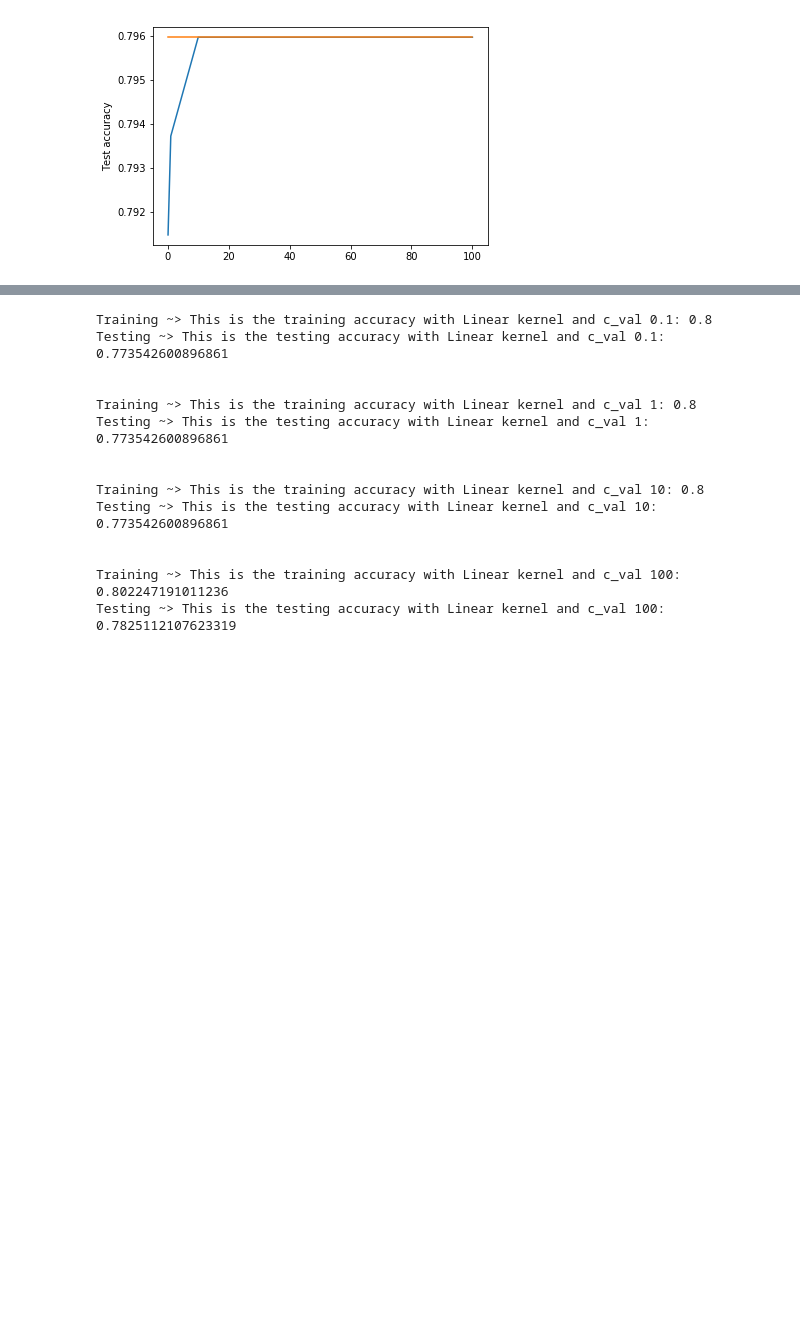
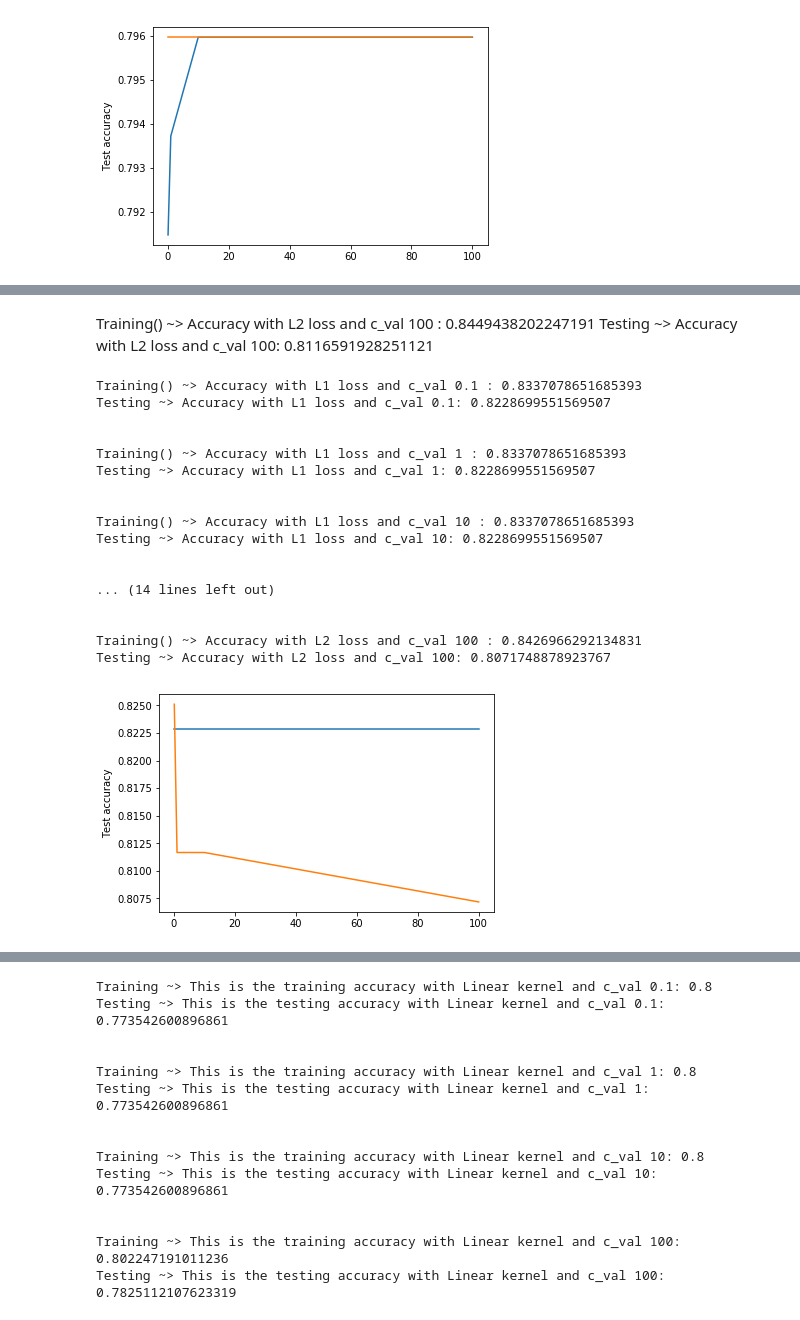
Before and after one commit to kho226/kaggle, a Jupyter notebook: titanic/titanic.ipynb, the cells around one changed output, grey strips where cells are left out. Drawn from its saved outputs; the diff is of its cells as text; code cells hidden in the pictures; blank space fills up the shorter version.

Commit message:
tried normalizing and standardizing the data

```diff
--- a/titanic/titanic.ipynb
+++ b/titanic/titanic.ipynb
@@ -788,0 +632,23 @@ array([[ 3.,  1., 22., ...,  2.,  0.,  2.],
+# %%
+#transformed data
+X_train_split_transformed = poly.fit_transform(X_train_split)
+X_test_split_transformed = poly.fit_transform(X_test_split)
+
+#normalized data
+X_train_norm_split = X_train_norm[0:split,:]
+X_test_norm_split = X_train_norm[split:,:]
+
+
+#standardized data
+X_train_std_split = X_train_std[0 : split, :]
+X_test_std_split = X_train_std[split:,:]
+
+
+#principal components
+principal_components_split = principal_components[0:split,:]
+principal_components_split_test = principal_components[split:,:]
+
+
+#transformed principal components
+principal_components_split_transformed = poly.fit_transform(principal_components_split)
+principal_components_split_test_transformed = poly.fit_transform(principal_components_split_test)
@@ -944,0 +823,24 @@ Testing ~> Accuracy with L2 loss and c_val 100:
+# %% [markdown]
+Training() ~> Accuracy with L2 loss and c_val 100 : 0.8449438202247191
+Testing ~> Accuracy with L2 loss and c_val 100: 0.8116591928251121
+# %%
+test_logistic_model_with(principal_components_split_transformed,Y_train_split,principal_components_split_test_transformed,Y_test_split,params)
+# %% [output]
+Training() ~> Accuracy with L1 loss and c_val 0.1 : 0.8337078651685393
+Testing ~> Accuracy with L1 loss and c_val 0.1: 0.8228699551569507
+
+
+Training() ~> Accuracy with L1 loss and c_val 1 : 0.8337078651685393
+Testing ~> Accuracy with L1 loss and c_val 1: 0.8228699551569507
+
+
+Training() ~> Accuracy with L1 loss and c_val 10 : 0.8337078651685393
+Testing ~> Accuracy with L1 loss and c_val 10: 0.8228699551569507
+
+
+... (14 lines left out)
+
+
+Training() ~> Accuracy with L2 loss and c_val 100 : 0.8426966292134831
+Testing ~> Accuracy with L2 loss and c_val 100: 0.8071748878923767
+[figure, added]
```
Also changed, not shown: parts of 61 cells of this notebook.
